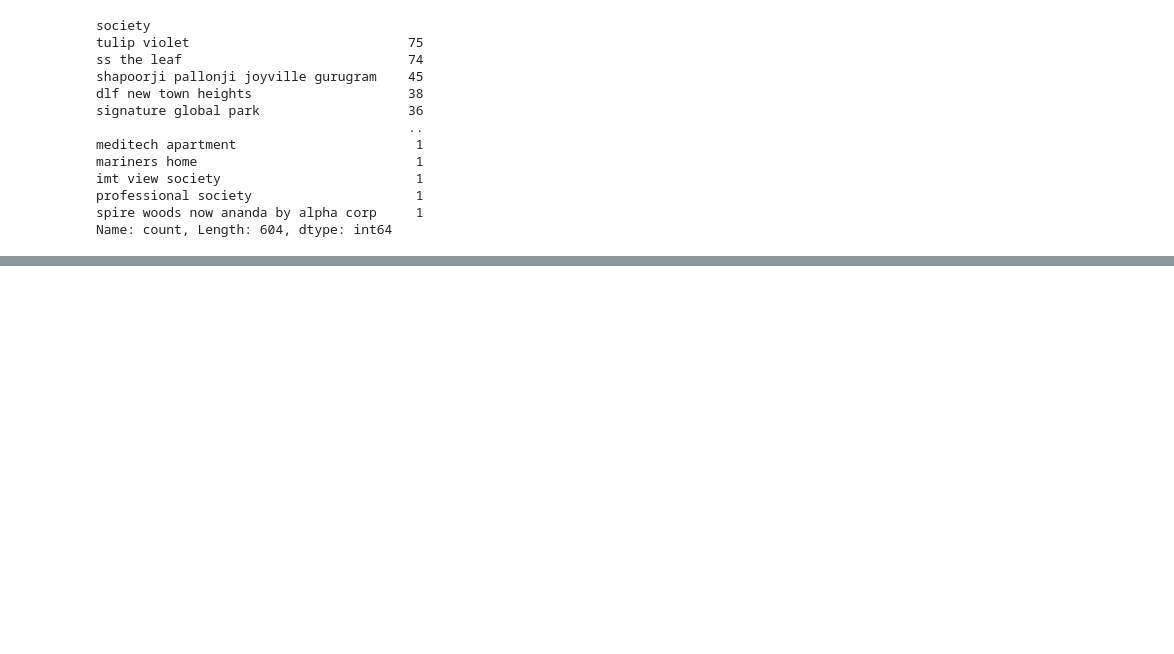
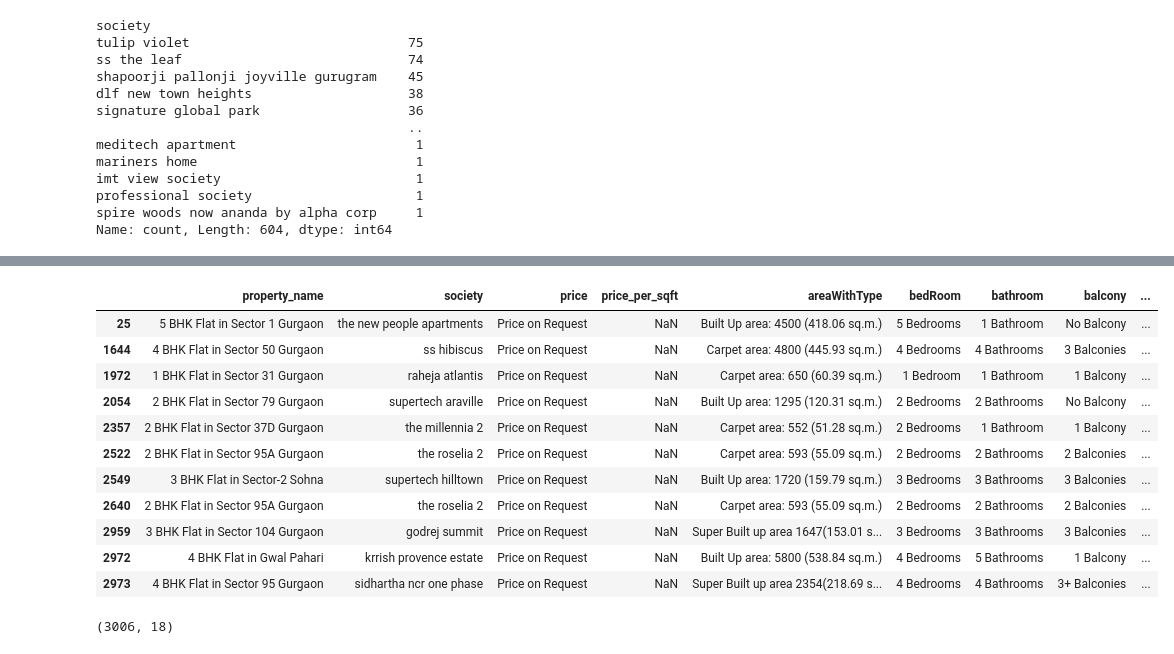
Before and after one commit to srinu-nayak/Real-Estate-House-Price-Prediction, a Jupyter notebook: data-preprocessing-flats.ipynb, the cells around one changed output, grey strips where cells are left out. Saved outputs shown, nothing was run; the diff lists cells and outputs as text; code cells hidden in the pictures; blank space fills up the shorter version.

Commit message:
cleaned price column

```diff
--- a/data-preprocessing-flats.ipynb
+++ b/data-preprocessing-flats.ipynb
@@ -122,0 +145,15 @@ Name: count, Length: 604, dtype: int64
+# %%
+df[df['price'] == "Price on Request"]
+# %% [output]
+|  | property_name | society | price | price_per_sqft | areaWithType | bedRoom | bathroom | balcony | ... |
+| 25 | 5 BHK Flat in Sector 1 Gurgaon | the new people apartments | Price on Request | NaN | Built Up area: 4500 (418.06 sq.m.) | 5 Bedrooms | 1 Bathroom | No Balcony | ... |
+| 1644 | 4 BHK Flat in Sector 50 Gurgaon | ss hibiscus | Price on Request | NaN | Carpet area: 4800 (445.93 sq.m.) | 4 Bedrooms | 4 Bathrooms | 3 Balconies | ... |
+| 1972 | 1 BHK Flat in Sector 31 Gurgaon | raheja atlantis | Price on Request | NaN | Carpet area: 650 (60.39 sq.m.) | 1 Bedroom | 1 Bathroom | 1 Balcony | ... |
+| 2054 | 2 BHK Flat in Sector 79 Gurgaon | supertech araville | Price on Request | NaN | Built Up area: 1295 (120.31 sq.m.) | 2 Bedrooms | 2 Bathrooms | No Balcony | ... |
+| 2357 | 2 BHK Flat in Sector 37D Gurgaon | the millennia 2 | Price on Request | NaN | Carpet area: 552 (51.28 sq.m.) | 2 Bedrooms | 1 Bathroom | 1 Balcony | ... |
+| 2522 | 2 BHK Flat in Sector 95A Gurgaon | the roselia 2 | Price on Request | NaN | Carpet area: 593 (55.09 sq.m.) | 2 Bedrooms | 2 Bathrooms | 2 Balconies | ... |
+| 2549 | 3 BHK Flat in Sector-2 Sohna | supertech hilltown | Price on Request | NaN | Built Up area: 1720 (159.79 sq.m.) | 3 Bedrooms | 3 Bathrooms | 3 Balconies | ... |
+| 2640 | 2 BHK Flat in Sector 95A Gurgaon | the roselia 2 | Price on Request | NaN | Carpet area: 593 (55.09 sq.m.) | 2 Bedrooms | 2 Bathrooms | 2 Balconies | ... |
+| 2959 | 3 BHK Flat in Sector 104 Gurgaon | godrej summit | Price on Request | NaN | Super Built up area 1647(153.01 s... | 3 Bedrooms | 3 Bathrooms | 3 Balconies | ... |
+| 2972 | 4 BHK Flat in Gwal Pahari | krrish provence estate | Price on Request | NaN | Built Up area: 5800 (538.84 sq.m.) | 4 Bedrooms | 5 Bathrooms | 1 Balcony | ... |
+| 2973 | 4 BHK Flat in Sector 95 Gurgaon | sidhartha ncr one phase | Price on Request | NaN | Super Built up area 2354(218.69 s... | 4 Bedrooms | 4 Bathrooms | 3+ Balconies | ... |
@@ -122,0 +162,4 @@ Name: count, Length: 604, dtype: int64
+# %%
+df.shape
+# %% [output]
+(3006, 18)
```
Also changed, not shown: parts of 6 cells of this notebook.
